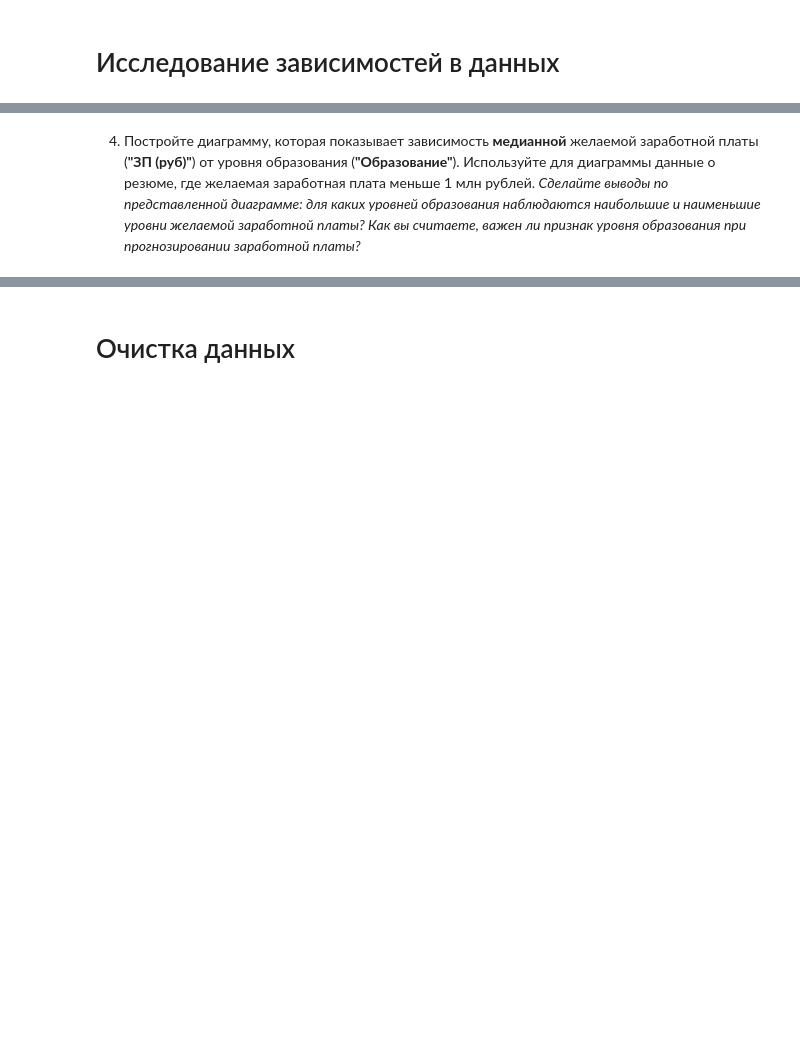
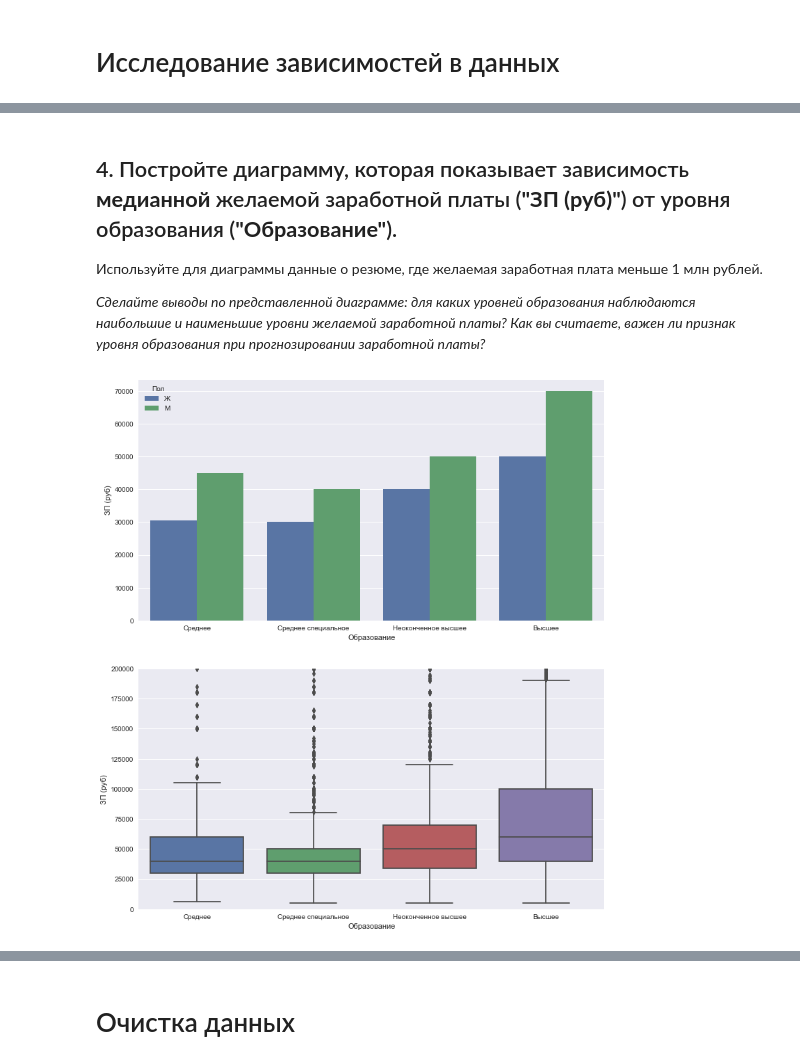
Before and after one commit to f999145/cases, a Jupyter notebook: 001_sf_project_01/001_sf_project_01.ipynb, the cells around one changed output, grey strips where cells are left out. Cells and saved outputs as stored; diff of their text form; code cells hidden in the pictures; blank space fills up the shorter version.

```diff
--- a/001_sf_project_01/001_sf_project_01.ipynb
+++ b/001_sf_project_01/001_sf_project_01.ipynb
@@ -369,6 +632,30 @@ Categories (2, object): ['Женщина', 'Мужчина']
 # %% [markdown]
-4. Постройте диаграмму, которая показывает зависимость **медианной** желаемой заработной платы (**"ЗП (руб)"**) от уровня образования (**"Образование"**). Используйте для диаграммы данные о резюме, где желаемая заработная плата меньше 1 млн рублей.
+## 4. Постройте диаграмму, которая показывает зависимость **медианной** желаемой заработной платы (**"ЗП (руб)"**) от уровня образования (**"Образование"**).
+Используйте для диаграммы данные о резюме, где желаемая заработная плата меньше 1 млн рублей.
+
 *Сделайте выводы по представленной диаграмме: для каких уровней образования наблюдаются наибольшие и наименьшие уровни желаемой заработной платы? Как вы считаете, важен ли признак уровня образования при прогнозировании заработной платы?*
 # %%
 # ваш код здесь
+mask1 = (hh_df['ЗП (руб)']<1e6) & (hh_df['ЗП (руб)']>=5e3)
+bar_data = hh_df[mask1].groupby(by=['Образование','Пол'], as_index=False).median()
+
+fig, axes = plt.subplots(nrows = 2, ncols = 1, figsize=(12,14))
+sns.barplot(
+    data=bar_data,
+    x='Образование',
+    y='ЗП (руб)',
+    hue='Пол',
+    ax=axes[0]
+)
+sns.boxplot(
+    data=hh_df[mask1],
+    x='Образование',
+    y='ЗП (руб)',
+    ax=axes[1],
+)
+
+axes[1].set(ylim=(0,2e5))
+plt.show()
+# %% [output]
+[figure, added]
 # %% [markdown]
```
Also changed, not shown: parts of 60 cells of this notebook, 2 other files.
